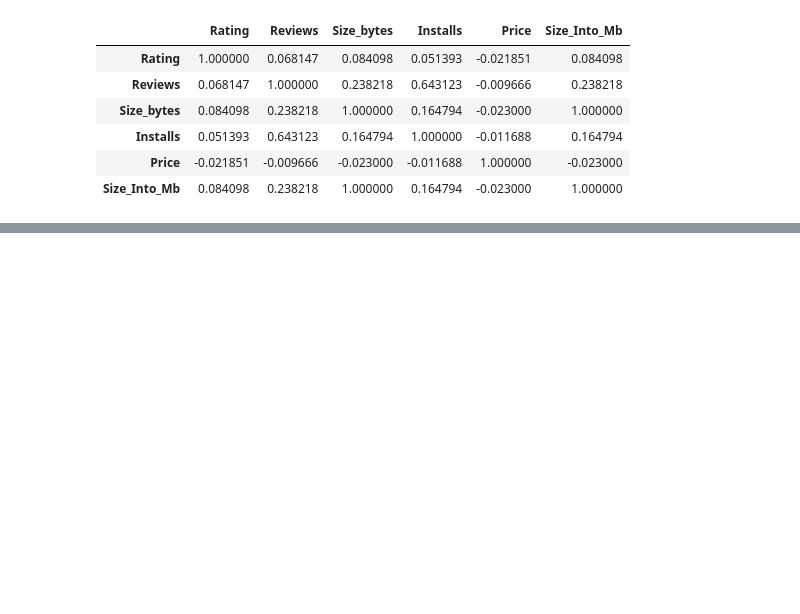
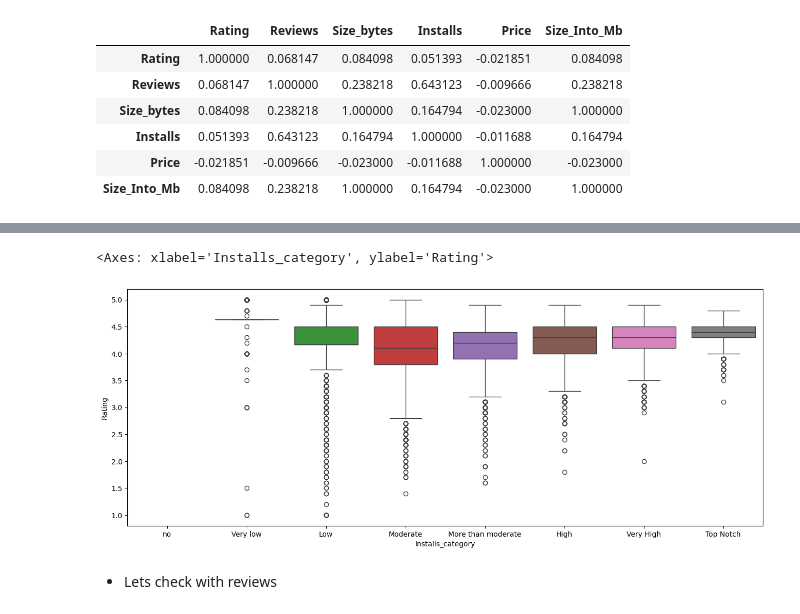
Before and after one commit to Sidra97aries/Python-for-DataScience, a Jupyter notebook: Eda_google_play_store.ipynb, the cells around one changed output, grey strips where cells are left out. Cells and saved outputs as stored; diff of their text form; code cells hidden in the pictures; blank space fills up the shorter version.

```diff
--- a/Eda_google_play_store.ipynb
+++ b/Eda_google_play_store.ipynb
@@ -616,0 +627,3 @@ ModuleNotFoundError: No module named 'scipy'
+# %%
+# remove the rows having null values in the 'Current Ver', 'Android Ver', 'Category', 'Type' and 'Genres' column
+df.dropna(subset=['Current Ver', 'Android Ver', 'Category', 'Type', 'Genres'], inplace=True)
@@ -616,0 +684,3 @@ ModuleNotFoundError: No module named 'scipy'
+# %%
+#replace the respective missing values of Rating, with respect to the average give in each 'Installs Category'
+df['Rating'] = df.groupby('Installs_category')['Rating'].transform(lambda x: x.fillna(x.mean()))
@@ -616,0 +705,9 @@ ModuleNotFoundError: No module named 'scipy'
+# %%
+# plot the boxplot of Rating in each Installs_category
+plt.figure(figsize=(16, 6)) # make figure size
+sns.boxplot(x='Installs_category', y='Rating', hue='Installs_category', data=df) # plot the boxplot
+# %% [output]
+<Axes: xlabel='Installs_category', ylabel='Rating'>
+[figure, added]
+# %% [markdown]
+- Lets check with reviews
```
Also changed, not shown: parts of 58 cells of this notebook.
